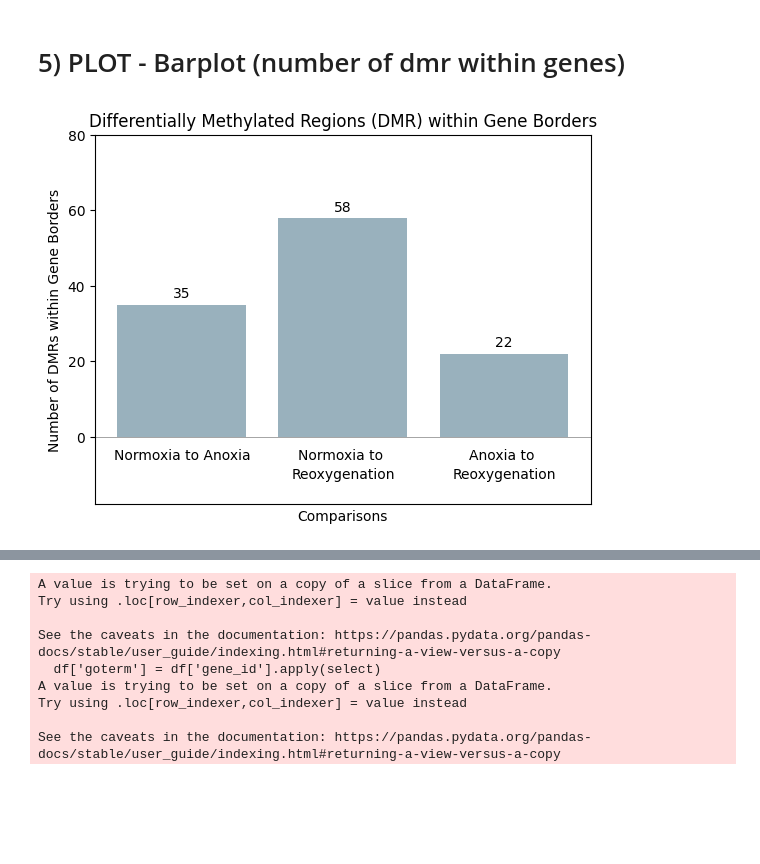
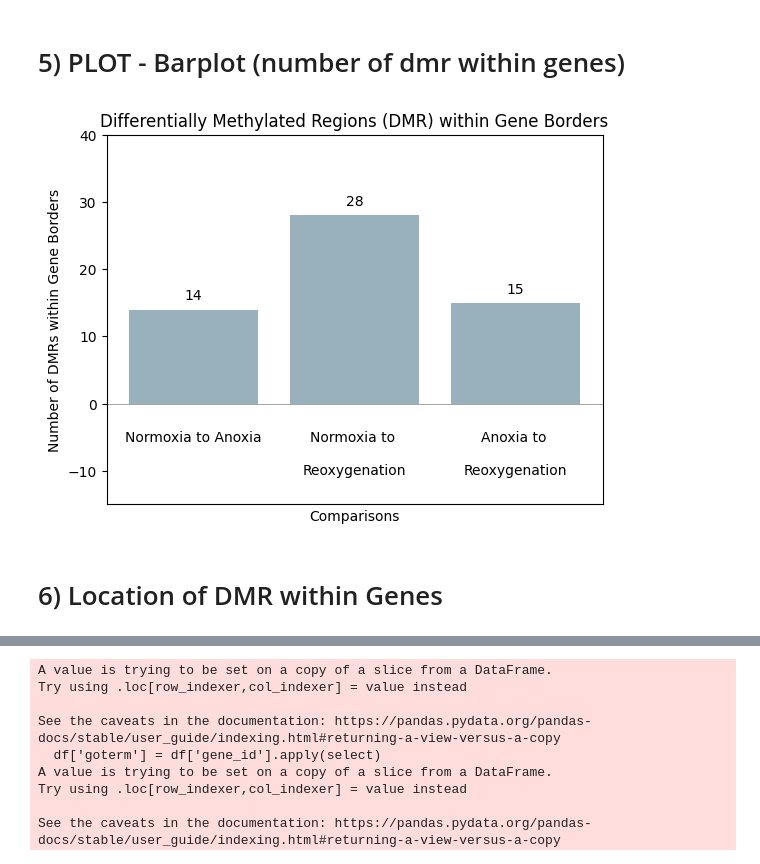
Before and after one commit to MagdalenaWinklhofer/WholeGenomeBisulphiteSequencing, a Jupyter notebook: DNAseq_pipeline/7_match_dmr_to_gene.ipynb, the cells around one changed output, grey strips where cells are left out. Saved outputs shown, nothing was run; the diff lists cells and outputs as text; code cells hidden in the pictures; blank space fills up the shorter version.

```diff
--- a/DNAseq_pipeline/7_match_dmr_to_gene.ipynb
+++ b/DNAseq_pipeline/7_match_dmr_to_gene.ipynb
@@ -55,7 +55,7 @@ for input_file in input_files.values():
 # import ccar_annotation.gtf as pd df
 import pandas as pd
 
-annotation = pd.read_csv('7_match_dmr_to_gene/ccar_annotation.gtf', sep='\t', skiprows=1, header=None)
+annotation = pd.read_csv('/home/maggy/WholeGenomeBisulphiteSequencing/DNAseq_pipeline/7_match_dmr_to_gene/carcar_annotation_v5.gtf', sep='\t', comment='#', header=None)
 # renaming the header of the annotation file
 annotation = annotation.rename({0: 'seqname',
                                 1: 'source',
@@ -96,12 +96,12 @@ annotation = annotation.drop_duplicates(subset=['gene_id'], keep='last')
 # %%
 # extract seqname , start and stop column
-annotation = annotation[['seqname', 'start', 'stop', 'gene_id']]
-# create new column called "start_2000" (decrease the start value about 2000 bp to include promotor sequences)
-annotation['start_2000'] = annotation['start'] - 2000
+annotation = annotation[['seqname', 'start', 'stop', 'gene_id', 'length']]
+# create new column called "start_5" (decrease the start value about 5% of the gene length (in bp) to include promotor sequences)
+annotation['start_5'] = (annotation['start'] - (annotation['length'] * 0.05)).astype(int)
 # check if any value is negative and replace it with 0
-annotation['start_2000'] = np.where(annotation['start_2000'] < 0, 0, annotation['start_2000'])
-# create new column called "stop_2000" (increase the stop value by 2000 bp to include ploy a tales)
-annotation['stop_2000'] = annotation['stop'] + 2000
+annotation['start_5'] = np.where(annotation['start_5'] < 0, 0, annotation['start_5'])
+# create new column called "stop_5" (increase the stop value by 5% of the gene length (in bp) to include ploy AAA tales)
+annotation['stop_5'] = (annotation['stop'] + (annotation['length'] * 0.05)).astype(int)
 # %% [markdown]
 # 4) Identify if DMR is within gene borders --> append geneid to list
 # %%
@@ -120,8 +120,10 @@ def append_info(dmr_df:pd.DataFrame, index:int, annotation:pd.DataFrame, list_to
         The dataframe containing the relvant line of the annotation."""
     line = pd.DataFrame(dmr_df.loc[index]).T
     line['gene_id'] = annotation['gene_id'].values[0]
-    line['start_2000'] = annotation['start_2000'].values[0]
-    line['stop_2000'] = annotation['stop_2000'].values[0]
+    line['start_5'] = annotation['start_5'].values[0]
+    line['stop_5'] = annotation['stop_5'].values[0]
+    line['start_0'] = annotation['start'].values[0]
+    line['stop_0'] = annotation['stop'].values[0]
     list_to_append.append(line)
 
 
@@ -130,7 +132,7 @@ dmr_withinGeneBorder = {}
 for subset_name, dmr_subset in dmr_subsets.items():
     temp = [] # list if dmrs hit more than 1 gene id
     for index, row in dmr_subset.iterrows():
-        relevant_annotation = annotation[(annotation['seqname'] == row['chr']) & (annotation['start_2000'] <= row['start']) & (annotation['stop_2000'] >= row['end'])]
+        relevant_annotation = annotation[(annotation['seqname'] == row['chr']) & (annotation['start_5'] <= row['start']) & (annotation['stop_5'] >= row['end'])]
         if len(relevant_annotation) == 1:
             append_info(dmr_subset, index, relevant_annotation, temp)
         elif len(relevant_annotation) > 1: # if a dmr hits more gene ids
@@ -141,7 +143,10 @@ for subset_name, dmr_subset in dmr_subsets.items():
 # select unique geneids from the dmr_withinGeneBorder output
 geneid_unique = {}
 for name,df in dmr_withinGeneBorder.items():
-    geneid_unique[name] = df['gene_id'].unique()
+    geneid_unique[name] = df['gene_id'].unique().tolist()
+# export df as csv
+with open(f'/home/maggy/WholeGenomeBisulphiteSequencing/GO_analysis/1_prepare_data_for_GO_analysis/dmr_unique_geneids.json', 'w') as file:
+    json.dump(geneid_unique, file)
 # %%
 # check how many dmrs are within gene borders.
 number_of_transcripts = {}
@@ -167,32 +172,34 @@ plt.xlabel("Comparisons")
 plt.ylabel("Number of DMRs within Gene Borders")
 
 # Add labels to the bars
 for i, value in enumerate(values):
     plt.text(i, value + 1, str(abs(value)), ha='center', va='bottom', color='black')
 
 # change the color of the bars (first two: blue, second two: red, third two: green)
 plt.bar(range(len(number_of_transcripts)), list(number_of_transcripts.values()), align='center', color='#99B1BD')
 
 # y scale
-plt.ylim(-18, 80)
+plt.ylim(-15, 40)
 # remove x scale
 plt.xticks([])
 
 # add a label in the center of the first two bars
 plt.text(0, -5, 'Normoxia to Anoxia', ha='center', va='center', color='black')
 plt.text(1, -5, 'Normoxia to ', ha='center', va='center', color='black')
 plt.text(1, -10, 'Reoxygenation', ha='center', va='center', color='black')
 plt.text(2, -5, 'Anoxia to ', ha='center', va='center', color='black')
 plt.text(2, -10, 'Reoxygenation', ha='center', va='center', color='black')
 
 # add a 0 line
 # the line should be slim and grey
 plt.axhline(y=0, color='grey', linestyle='-', linewidth=0.5)
 
 # Save the figure as a high-quality image (e.g., PNG or PDF)
 plt.savefig('7_match_dmr_to_gene/DMR_within_geneborders.png', format='png', dpi=500, bbox_inches='tight')
 
 # Show the plot
 plt.show()
 # %% [output]
-[figure, old version]
+[figure, new version]
+# %% [markdown]
+# 6) Location of DMR within Genes
```
Also changed, not shown: parts of 21 cells of this notebook, 13 other files.
